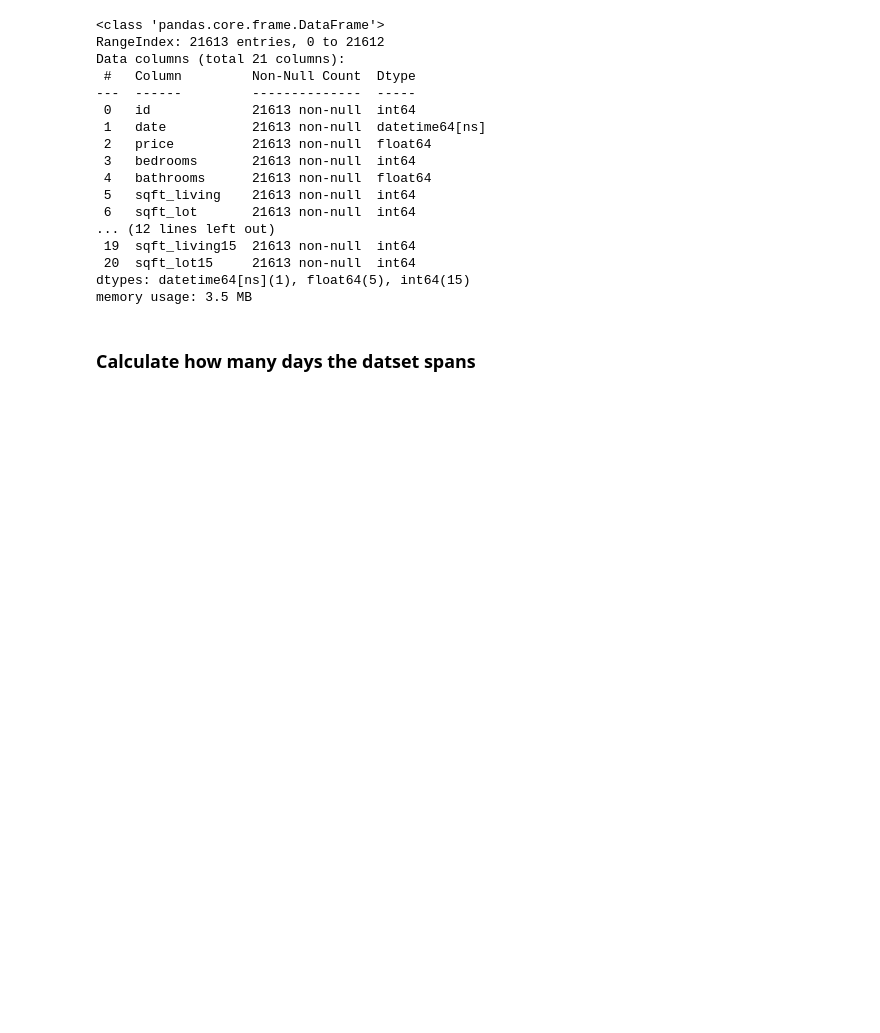
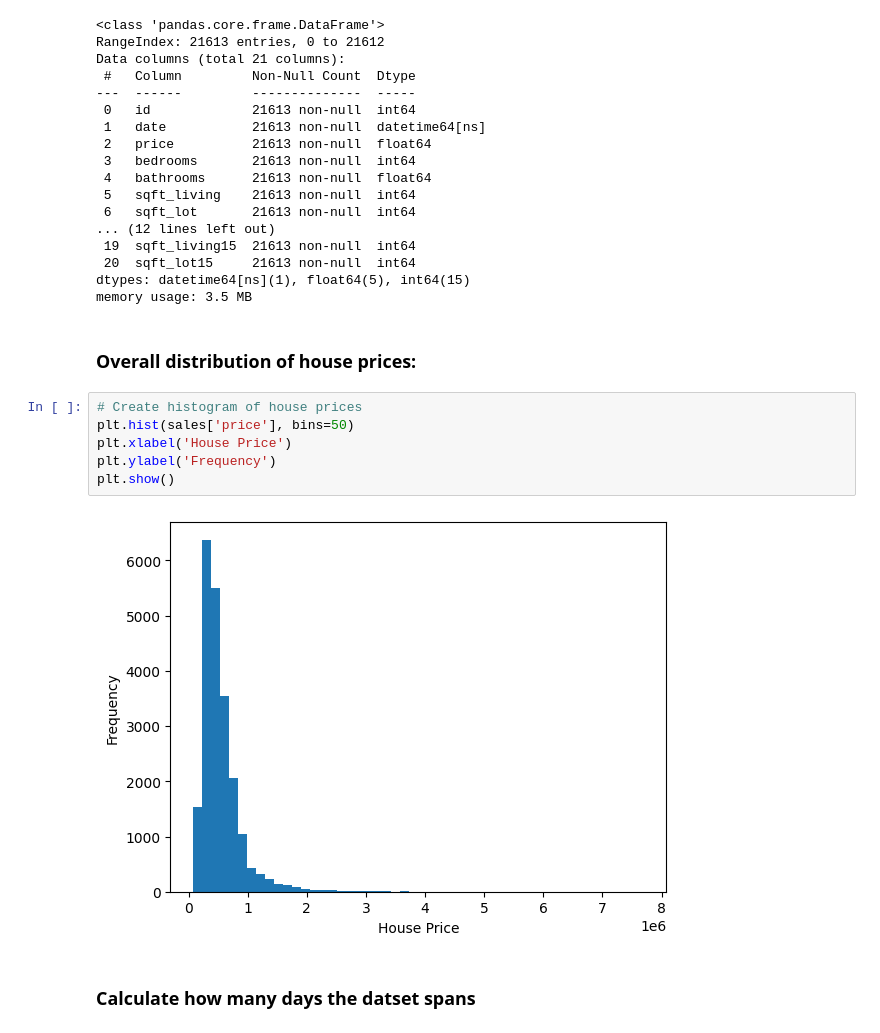
Before and after one commit to YaqoobD/KC_houses_data_Analysis, a Jupyter notebook: houses_sale.ipynb, the cells around one changed output. Saved outputs shown, nothing was run; the diff lists cells and outputs as text; blank space fills up the shorter version.

Commit message:
some plots updated

```diff
--- a/houses_sale.ipynb
+++ b/houses_sale.ipynb
@@ -81,6 +82,16 @@ Data columns (total 21 columns):
  20  sqft_lot15     21613 non-null  int64
 dtypes: datetime64[ns](1), float64(5), int64(15)
 memory usage: 3.5 MB
+# %% [markdown]
+### Overall distribution of house prices:
+# %%
+# Create histogram of house prices
+plt.hist(sales['price'], bins=50)
+plt.xlabel('House Price')
+plt.ylabel('Frequency')
+plt.show()
+# %% [output]
+[figure, added]
 # %% [markdown]
 ### Calculate how many days the datset spans
 # %%
```
Also changed, not shown: parts of 15 cells of this notebook.
